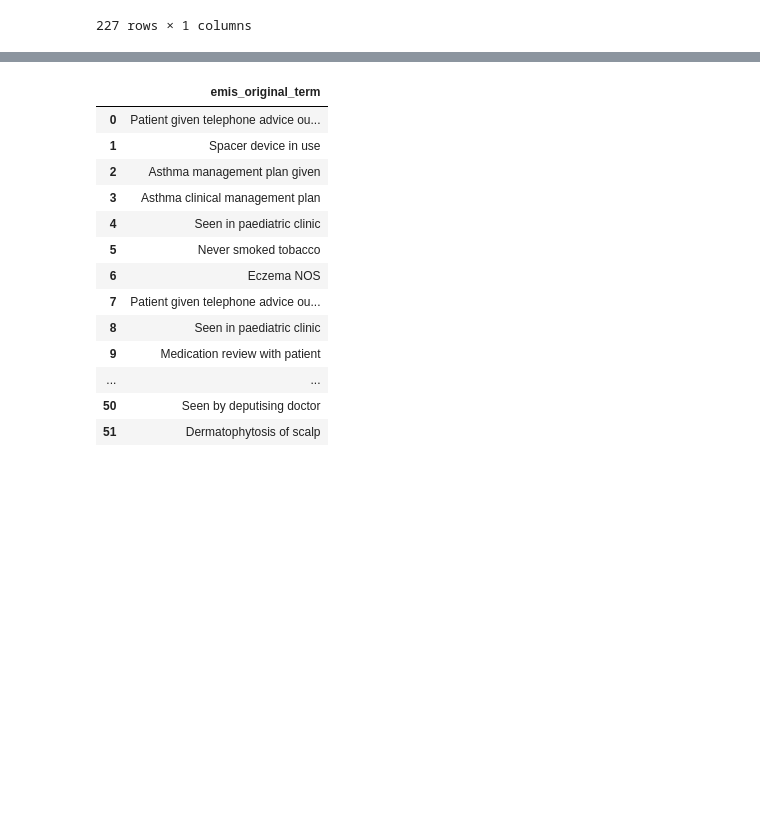
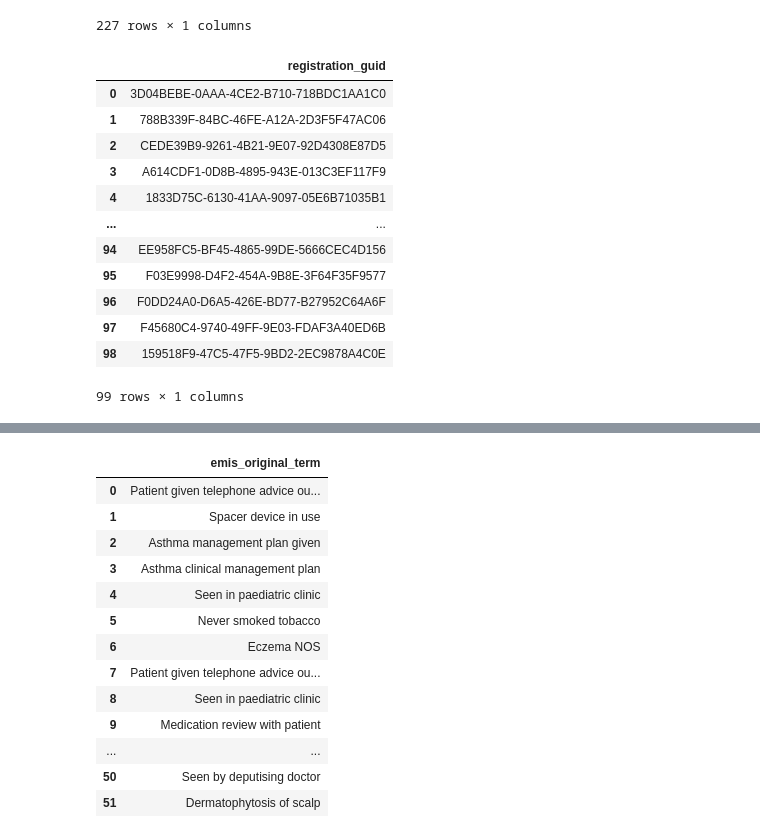
Before and after one commit to rpenn97/EMIS_task, a Jupyter notebook: solution/solution_py.ipynb, the cells around one changed output, grey strips where cells are left out. Cells and saved outputs as stored; diff of their text form; code cells hidden in the pictures; blank space fills up the shorter version.

```diff
--- a/solution/solution_py.ipynb
+++ b/solution/solution_py.ipynb
@@ -297,5 +297,31 @@ psql.sqldf("""
 | 225 | F506D2D6-8A8A-4611-8A64-F2B859F67179 |
 | 226 | FE3AD4CE-69AA-4CC9-B16A-566866DFF6DE |
 227 rows × 1 columns
+# %%
+psql.sqldf("""
+            SELECT DISTINCT(o.registration_guid)
+            FROM observation_table o
+            INNER JOIN patient p ON (o.registration_guid = p.registration_guid)
+            INNER JOIN clinical_codes c ON (o.emis_code_id = c.code_id)
+            WHERE p.registration_guid NOT IN (
+            SELECT DISTINCT(o.registration_guid) FROM observation_table o
+            JOIN clinical_codes c ON o.emis_code_id = c.code_id
+            WHERE c.refset_simple_id IN (999021691000230104,999004211000230104,999011571000230107)
+            AND (o.regular_and_current_active_flag = 'true' OR o.non_regular_and_current_active_flag = 'true'))
+            AND c.refset_simple_id IN (999012891000230104) """)
+# %% [output]
+|  | registration_guid |
+| 0 | 3D04BEBE-0AAA-4CE2-B710-718BDC1AA1C0 |
+| 1 | 788B339F-84BC-46FE-A12A-2D3F5F47AC06 |
+| 2 | CEDE39B9-9261-4B21-9E07-92D4308E87D5 |
+| 3 | A614CDF1-0D8B-4895-943E-013C3EF117F9 |
+| 4 | 1833D75C-6130-41AA-9097-05E6B71035B1 |
+| ... | ... |
+| 94 | EE958FC5-BF45-4865-99DE-5666CEC4D156 |
+| 95 | F03E9998-D4F2-454A-9B8E-3F64F35F9577 |
+| 96 | F0DD24A0-D6A5-426E-BD77-B27952C64A6F |
+| 97 | F45680C4-9740-49FF-9E03-FDAF3A40ED6B |
+| 98 | 159518F9-47C5-47F5-9BD2-2EC9878A4C0E |
+99 rows × 1 columns
 # %%
 psql.sqldf("""
```
Also changed, not shown: parts of 1 cell of this notebook.
